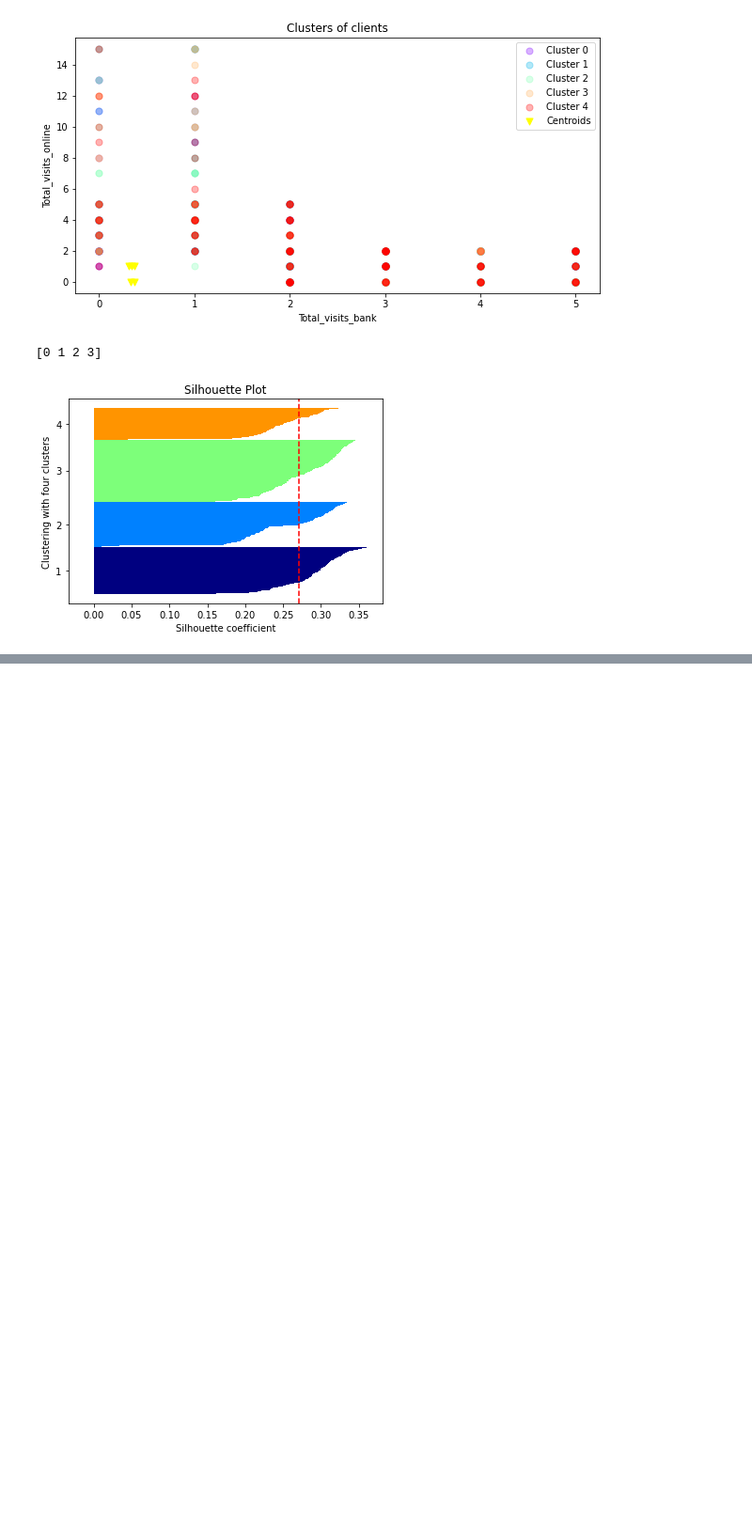
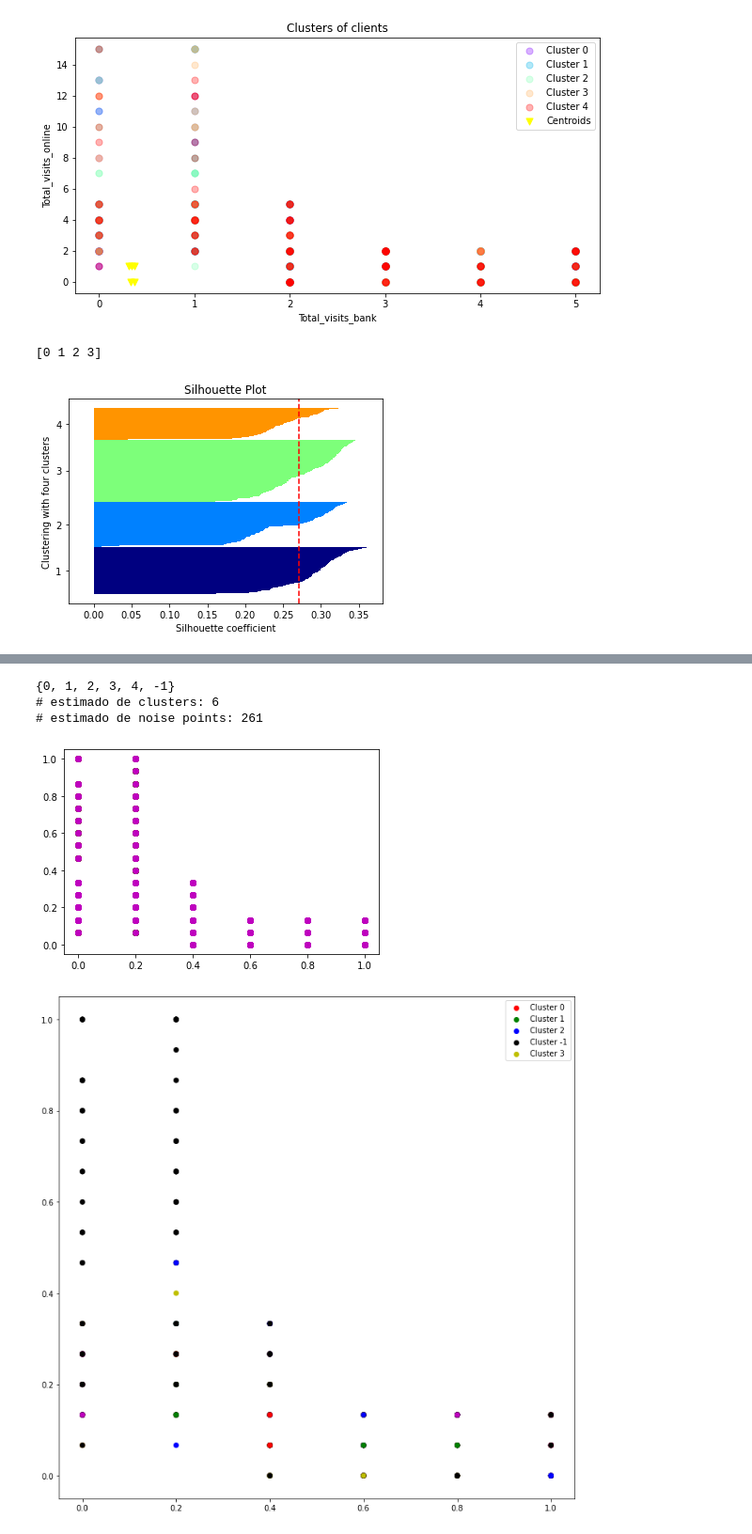
Before and after one commit to malvarezg1/BI, a Jupyter notebook: Laboratorio 2 - Clustering.ipynb, the cells around one changed output, grey strips where cells are left out. Shown at 94% size. Drawn from its saved outputs; the diff is of its cells as text; code cells hidden in the pictures; blank space fills up the shorter version.

Commit message:
Avance DBSCAN

```diff
--- a/Laboratorio 2 - Clustering.ipynb
+++ b/Laboratorio 2 - Clustering.ipynb
@@ -447,0 +510,43 @@ plot_silhouette(data = data_norm,  labels = kmeans.labels_, ylabel = 'Clustering
+# %%
+finalDB = DBSCAN(eps=0.5, min_samples=24).fit(data_norm)
+core_samples_mask = np.zeros_like(db.labels_,dtype=bool)
+core_samples_mask[db.core_sample_indices_]=True
+labels= finalDB.labels_
+print(set(labels))
+
+n_clusters_ = len(set(labels))
+n_noise_ = list(labels).count(-1)
+
+print("# estimado de clusters: %d" % n_clusters_)
+print("# estimado de noise points: %d" % n_noise_)
+# %% [output]
+{0, 1, 2, 3, 4, -1}
+# estimado de clusters: 6
+# estimado de noise points: 261
+# %%
+colores ={}
+colores[0] = 'r'
+colores[1] = 'g'
+colores[2] = 'b'
+colores[-1] = 'k'
+colores[3] = 'y'
+colores[4] = 'm'
+
+vectorColor= [colores[label] for label in labels]
+
+r=plt.scatter(data_norm["Total_visits_bank"], data_norm["Total_visits_online"], color = "r");
+g=plt.scatter(data_norm["Total_visits_bank"], data_norm["Total_visits_online"], color = "g");
+b=plt.scatter(data_norm["Total_visits_bank"], data_norm["Total_visits_online"], color = "b");
+k=plt.scatter(data_norm["Total_visits_bank"], data_norm["Total_visits_online"], color = "k");
+y=plt.scatter(data_norm["Total_visits_bank"], data_norm["Total_visits_online"], color = "y");
+p=plt.scatter(data_norm["Total_visits_bank"], data_norm["Total_visits_online"], color = "m");
+
+plt.figure(figsize=(12,12))
+plt.scatter(data_norm["Total_visits_bank"], data_norm["Total_visits_online"], c = vectorColor)
+
+plt.legend((r,g,b,k,y), ("Cluster 0","Cluster 1","Cluster 2","Cluster -1","Cluster 3","Cluster 4"))
+
+plt.show()
+# %% [output]
+[figure, added]
+[figure, added]
```
Also changed, not shown: parts of 20 cells of this notebook.
